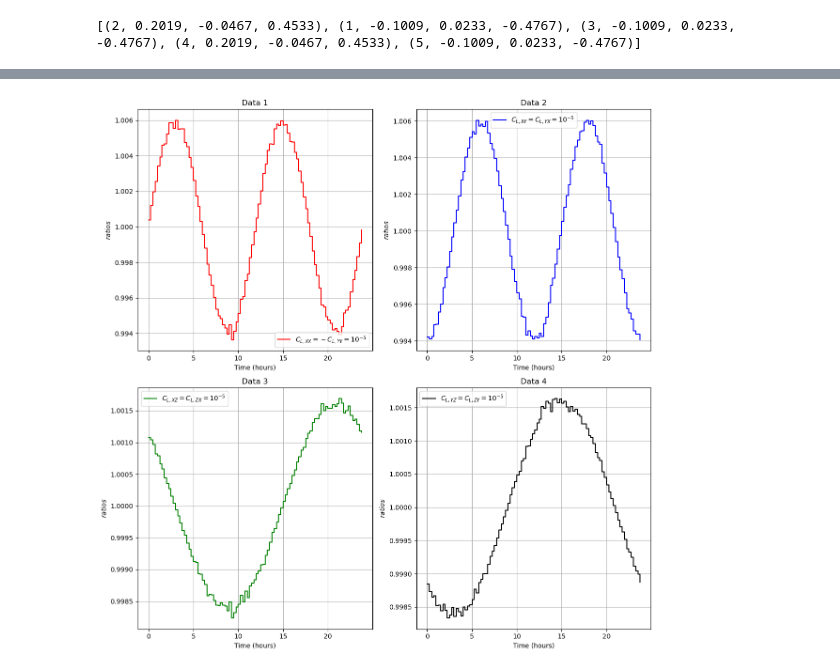
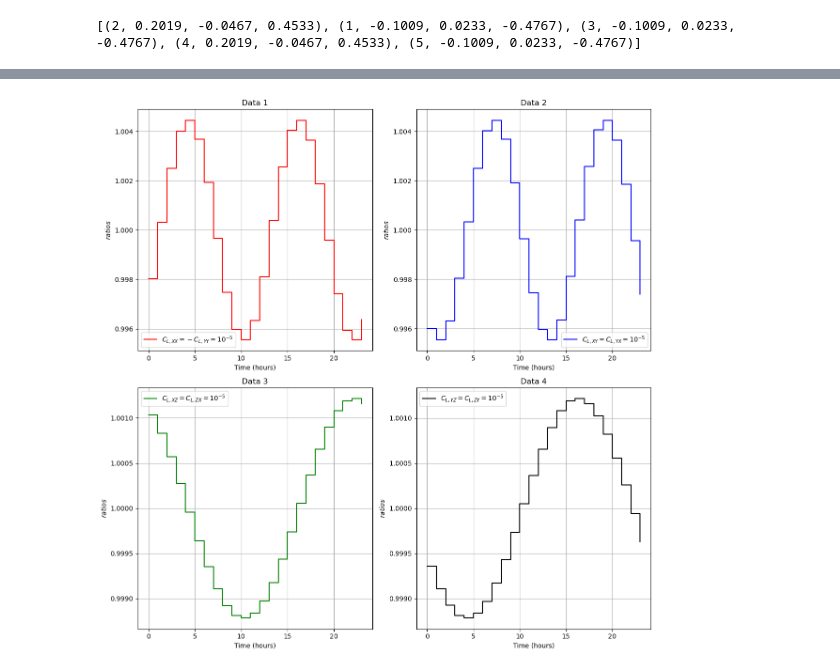
Before and after one commit to benkjor/LIV, a Jupyter notebook: cross section variation Q80/diff_Cross.ipynb, the cells around one changed output, grey strips where cells are left out. Drawn from its saved outputs; the diff is of its cells as text; code cells hidden in the pictures.

```diff
--- a/cross section variation Q80/diff_Cross.ipynb
+++ b/cross section variation Q80/diff_Cross.ipynb
@@ -92,9 +105,8 @@ CR = tn.tensor([
 # ], dtype=tn.float32)
 # %%
 # Define the constant tensors once
-A = 1 / np.sqrt(2)
-p1 = A * tn.tensor([1, 0, 0, 1], dtype=tn.float32)
-p2 = A * tn.tensor([1, 0, 0, -1], dtype=tn.float32)
+p1 =  0.5*tn.tensor([1, 0, 0, 1], dtype=tn.float32)
+p2 =  0.5*tn.tensor([1, 0, 0, -1], dtype=tn.float32)
 
 # Precompute total number of steps
 
@@ -104,7 +116,7 @@ start_time = int(specific_time.timestamp())
 
 # start_time = int(time.time())
 end_time = start_time + int(timedelta(days=1).total_seconds())
-step_seconds = int(timedelta(hours=0.25).total_seconds())
+step_seconds = int(timedelta(hours=1).total_seconds())
 num_steps = (end_time - start_time) // step_seconds
 
 # Lists to store the times and contr matrix elements
@@ -244,38 +314,38 @@ plt.show()
 fig, axs = plt.subplots(2, 2, figsize=(12, 12))
 
 # Plot data in each subplot
-axs[0, 0].step(hours_array, dratio1, where='post', color='r', label='$C_{L,XX} = - C_{L,YY} = 10^{-5}$')
+axs[0, 0].step(hours_array, dratios[0], where='post', color='r', label='$C_{L,XX} = - C_{L,YY} = 10^{-5}$')
 axs[0, 0].set_title('Data 1')
 axs[0, 0].set_xlabel('Time (hours)')
 axs[0, 0].set_ylabel('$ratios$')
 axs[0, 0].grid(True)
 axs[0, 0].legend()
 
-axs[0, 1].step(hours_array, dratio2, where='post', color='b', label='$C_{L,XY} = C_{L,YX} = 10^{-5}$')
+axs[0, 1].step(hours_array, dratios[1], where='post', color='b', label='$C_{L,XY} = C_{L,YX} = 10^{-5}$')
 axs[0, 1].set_title('Data 2')
 axs[0, 1].set_xlabel('Time (hours)')
 axs[0, 1].set_ylabel('$ratios$')
 axs[0, 1].grid(True)
 axs[0, 1].legend()
 
-axs[1, 0].step(hours_array, dratio3, where='post', color='g', label='$C_{L,XZ} = C_{L,ZX} = 10^{-5}$')
+axs[1, 0].step(hours_array, dratios[2], where='post', color='g', label='$C_{L,XZ} = C_{L,ZX} = 10^{-5}$')
 axs[1, 0].set_title('Data 3')
 axs[1, 0].set_xlabel('Time (hours)')
 axs[1, 0].set_ylabel('$ratios$')
 axs[1, 0].grid(True)
 axs[1, 0].legend()
 
-axs[1, 1].step(hours_array, dratio4, where='post', color='black', label='$C_{L,YZ} = C_{L,ZY} = 10^{-5}$')
+axs[1, 1].step(hours_array, dratios[3], where='post', color='black', label='$C_{L,YZ} = C_{L,ZY} = 10^{-5}$')
 axs[1, 1].set_title('Data 4')
 axs[1, 1].set_xlabel('Time (hours)')
 axs[1, 1].set_ylabel('$ratios$')
 axs[1, 1].grid(True)
 axs[1, 1].legend()
 
 # Adjust layout
 plt.tight_layout()
 
 # Show the plot
 plt.show()
 # %% [output]
-[figure, old version]
+[figure, new version]
```
Also changed, not shown: parts of 21 cells of this notebook, 9 other files.
